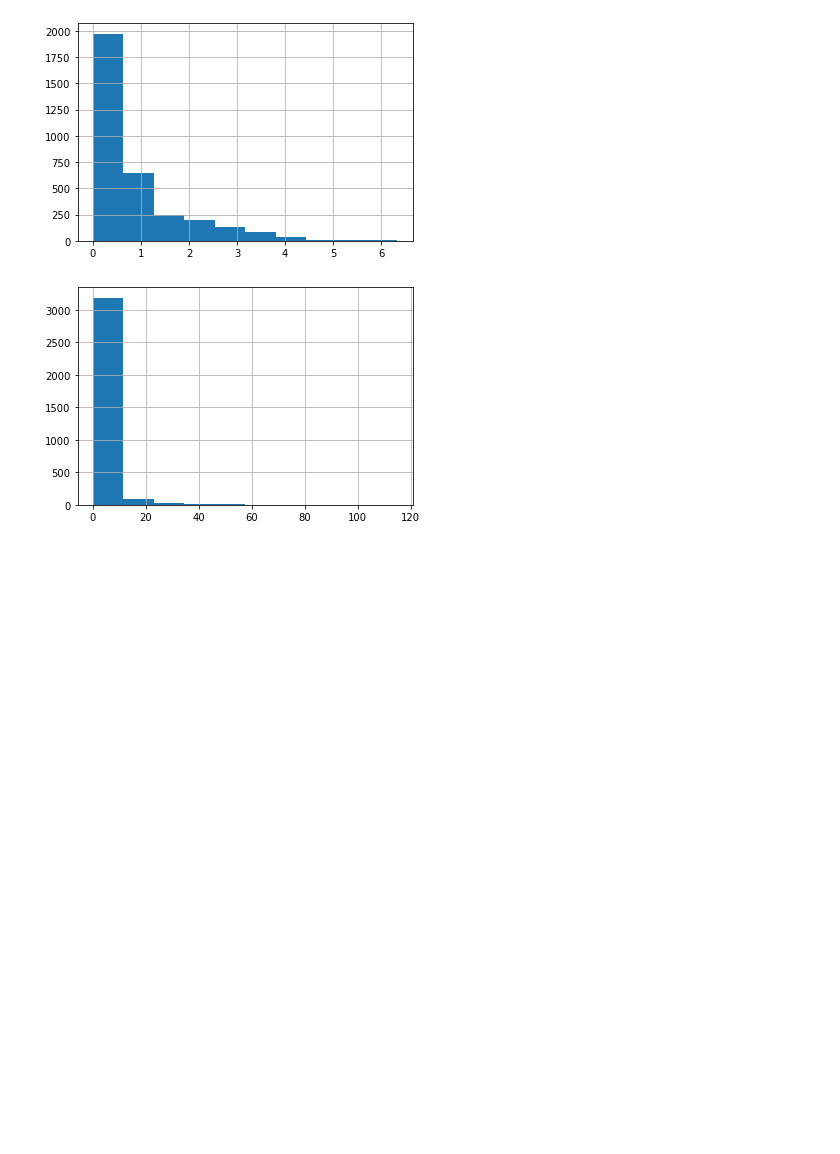
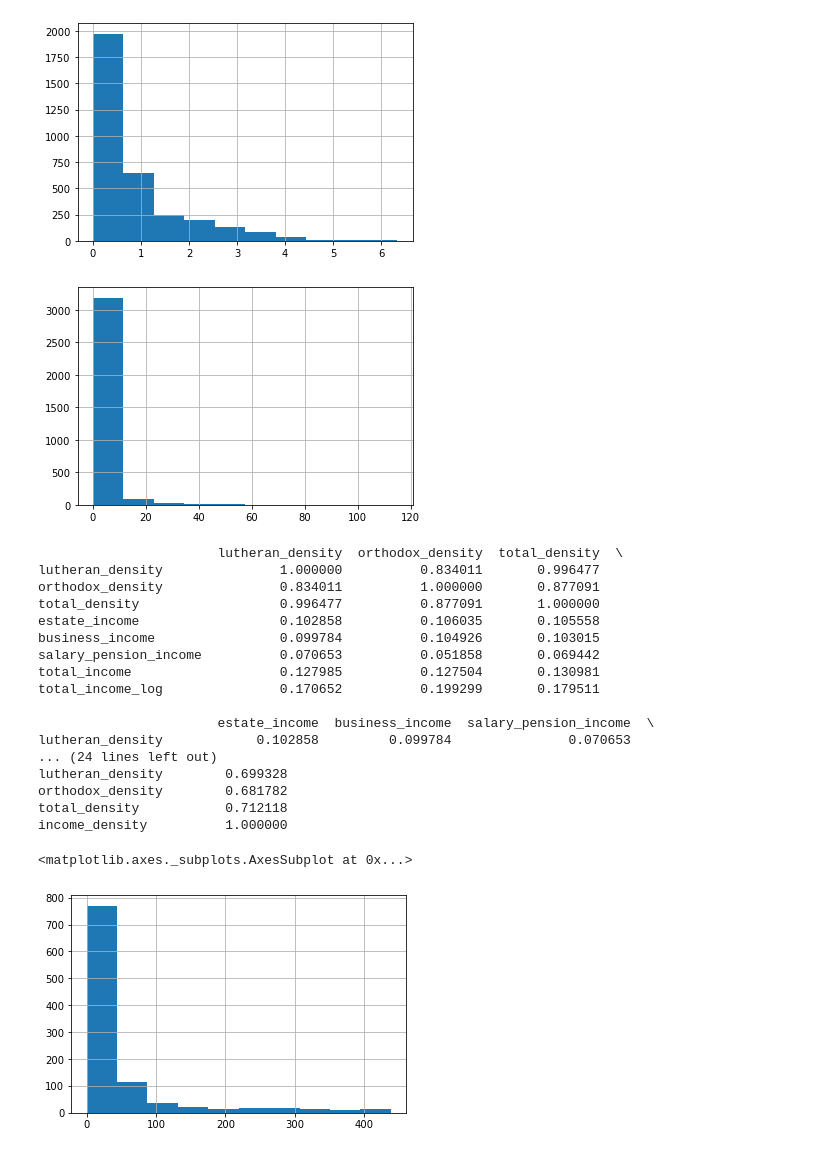
Before and after one commit to AnttiHaerkoenen/spatial_segregation, a Jupyter notebook: notebooks/socio-spatial_segregation.ipynb, the cells around one changed output. Cells and saved outputs as stored; diff of their text form; code cells hidden in the pictures; blank space fills up the shorter version.

Commit message:
income density

```diff
--- a/notebooks/socio-spatial_segregation.ipynb
+++ b/notebooks/socio-spatial_segregation.ipynb
@@ -87,6 +87,14 @@ def point_value(point: Point, raster: rio.DatasetReader):
     value = raster.read(1)[r, c]
 
     return value
+
+
+def quartic_kernel(u, bandwidth):
+    return np.where(
+            np.abs(u) <= bandwidth,
+            3 / (np.pi * bandwidth * bandwidth) * (1 - (u / bandwidth) ** 2) ** 2,
+            0
+    )
 # %%
 def split_plots(
         geodataframe: gpd.GeoDataFrame,
@@ -197,0 +203,44 @@ data.to_file('../data/interim/spatial_income_1880.shp')
+# %%
+data = location_data.join(income)
+data.to_file('../data/interim/spatial_income_1880.shp')
+data['estate_income'] = data.estate_income.fillna(0)
+data['business_income'] = data.business_income.fillna(0)
+data['salary_pension_income'] = data.salary_pension_income.fillna(0)
+data['total_income'] = data.total_income.fillna(0)
+print(data.corr())
+
+kde, raster_args = kernel_density_surface(
+        data=data,
+        group='total_income',
+        bandwidth=250,
+        cell_size=25,
+        kernel_function=quartic_kernel,
+)
+
+with rio.open('../data/processed/income_density_1880.tif', 'w', **raster_args) as rfile:
+    rfile.write(kde, 1)
+
+income_density = rio.open('../data/processed/income_density_1880.tif')
+location_data['income_density'] = location_data.geometry.apply(point_value, raster=income_density) * 10_000
+print(location_data.corr())
+location_data.income_density.hist()
+# %% [output]
+                       lutheran_density  orthodox_density  total_density  \
+lutheran_density               1.000000          0.834011       0.996477
+orthodox_density               0.834011          1.000000       0.877091
+total_density                  0.996477          0.877091       1.000000
+estate_income                  0.102858          0.106035       0.105558
+business_income                0.099784          0.104926       0.103015
+salary_pension_income          0.070653          0.051858       0.069442
+total_income                   0.127985          0.127504       0.130981
+total_income_log               0.170652          0.199299       0.179511
+
+                       estate_income  business_income  salary_pension_income  \
+lutheran_density            0.102858         0.099784               0.070653
+... (24 lines left out)
+lutheran_density        0.699328
+orthodox_density        0.681782
+total_density           0.712118
+income_density          1.000000
+<matplotlib.axes._subplots.AxesSubplot at 0x...>
+[figure, added]
```
Also changed, not shown: parts of 1 cell of this notebook, 1 other file.
